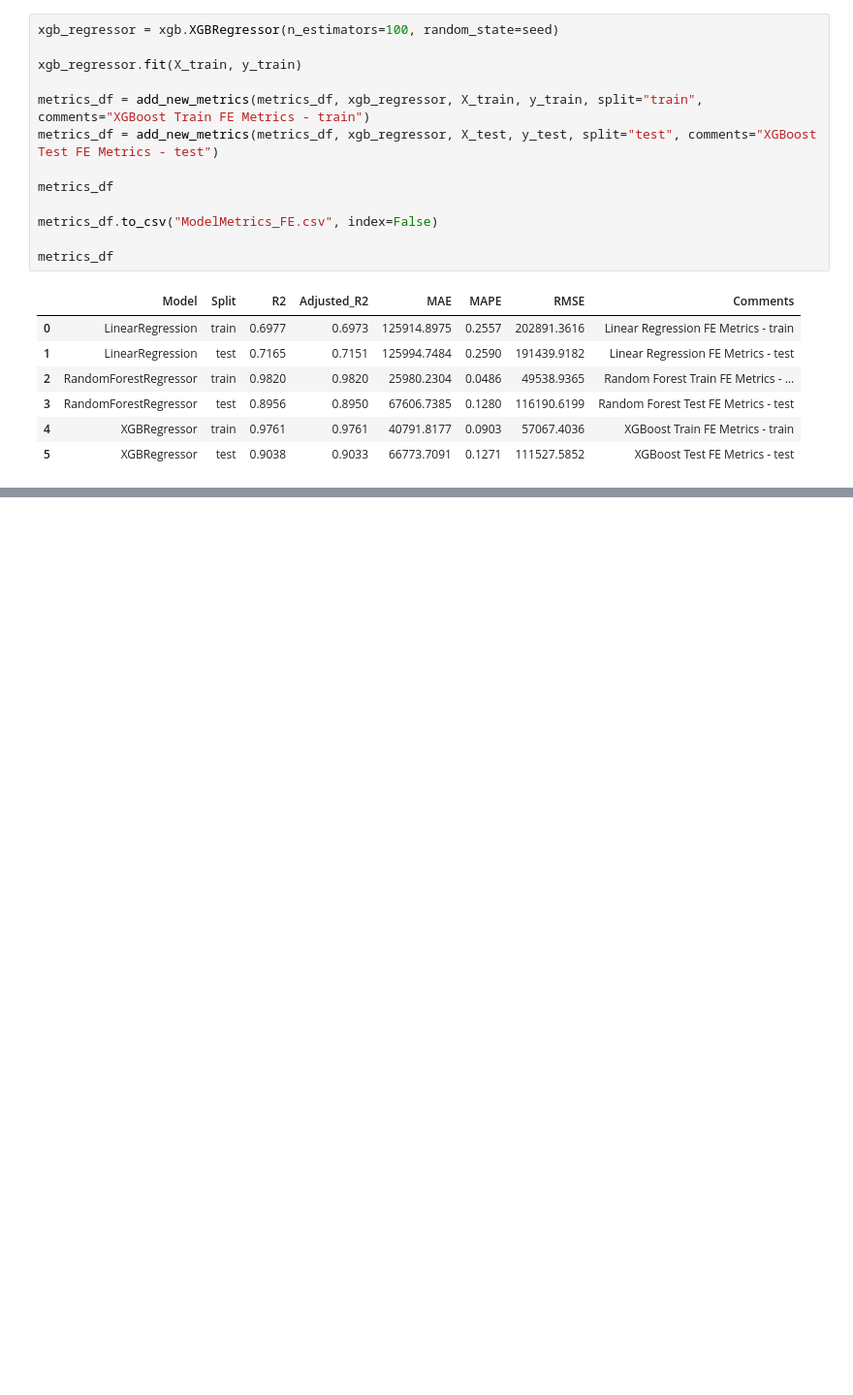
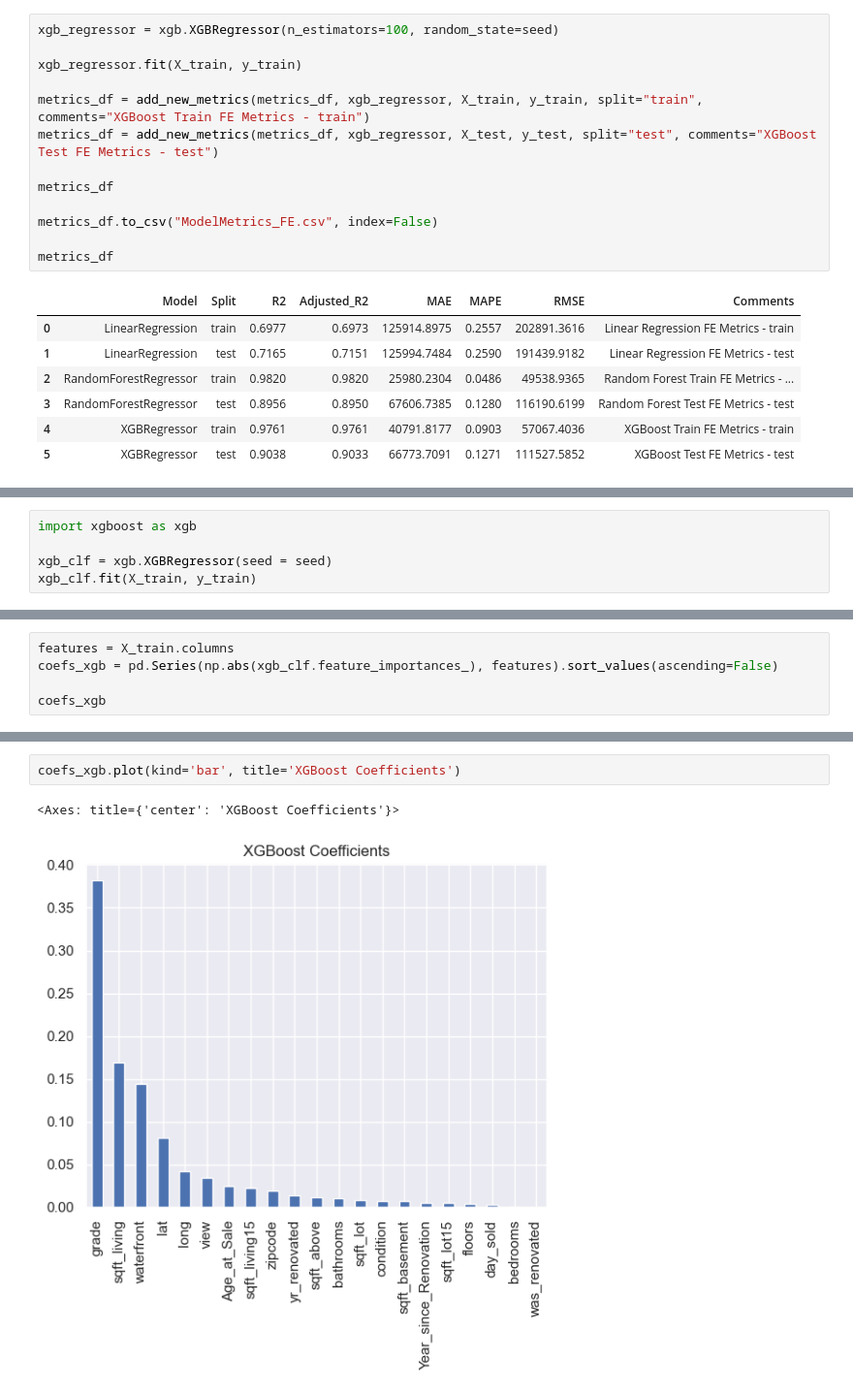
Before and after one commit to sheetansh/IronKaggle_DSML, a Jupyter notebook: Ironkaggle_FeatureEngineering.ipynb, the cells around one changed output, grey strips where cells are left out. Shown at 97% size. Cells and saved outputs as stored; diff of their text form; blank space fills up the shorter version.

```diff
--- a/Ironkaggle_FeatureEngineering.ipynb
+++ b/Ironkaggle_FeatureEngineering.ipynb
@@ -693,0 +749,5 @@ metrics_df
+# %%
+import xgboost as xgb
+
+xgb_clf = xgb.XGBRegressor(seed = seed)
+xgb_clf.fit(X_train, y_train)
@@ -693,0 +766,5 @@ metrics_df
+# %%
+features = X_train.columns
+coefs_xgb = pd.Series(np.abs(xgb_clf.feature_importances_), features).sort_values(ascending=False)
+
+coefs_xgb
@@ -693,0 +789,5 @@ metrics_df
+# %%
+coefs_xgb.plot(kind='bar', title='XGBoost Coefficients')
+# %% [output]
+<Axes: title={'center': 'XGBoost Coefficients'}>
+[figure, added]
```
Also changed, not shown: parts of 11 cells of this notebook.
